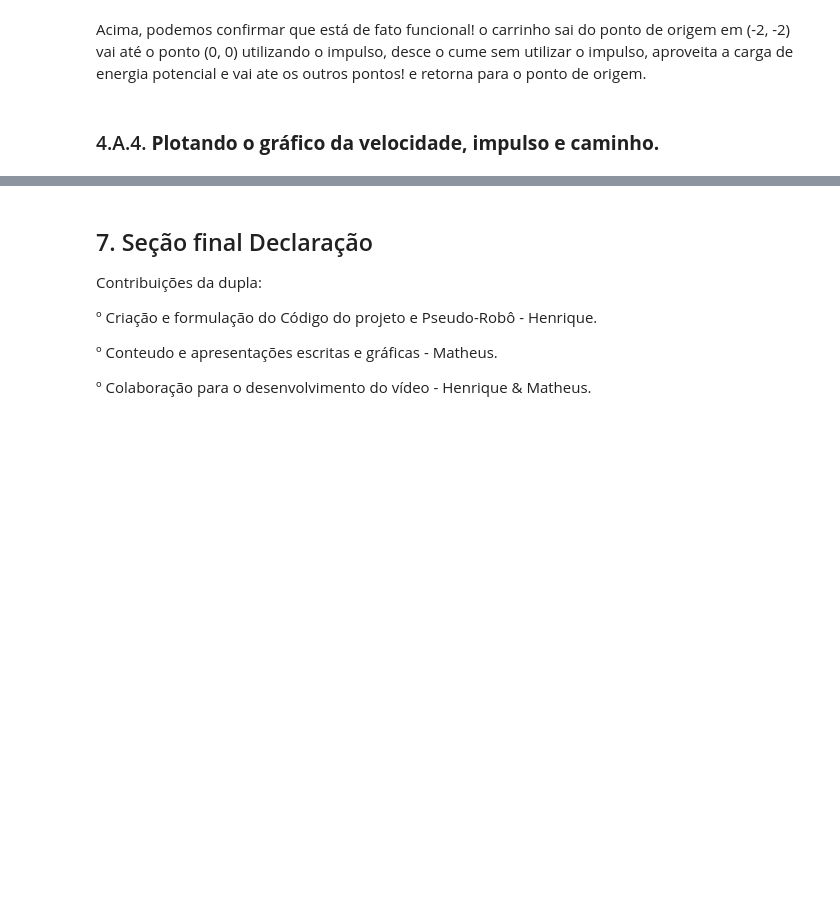
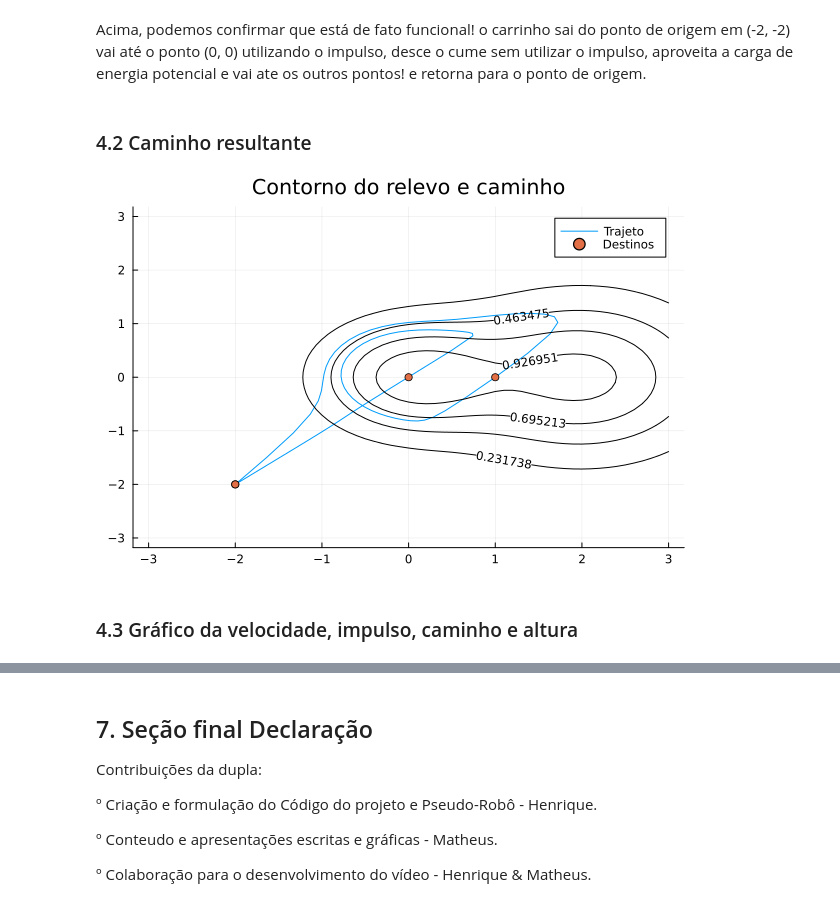
Before and after one commit to html-3/least-dangerous-path-julia, a Jupyter notebook: model.ipynb, the cells around one changed output, grey strips where cells are left out. Cells and saved outputs as stored; diff of their text form; code cells hidden in the pictures; blank space fills up the shorter version.

```diff
--- a/model.ipynb
+++ b/model.ipynb
@@ -166,28 +84,0 @@ Plots.gr();
-# %%
-# Basic terrain cost field for initial pathing tests
-
-basicTerrain(x, y) = exp(-1(x^2 + y^2))
-
-# Interpret as going from -boundary to boundary in resolution steps
-boundary = 1
-resolution = 5
-
-# Generate discrete field
-discreteField = zeros(boundary * resolution * 2 + 1, boundary * resolution * 2 + 1)
-
-for i in 1:resolution*boundary*2+1
-  for j in 1:resolution*boundary*2+1
-
-    # Rearange axis
-    x = (i - resolution * boundary - 1) / resolution
-    y = (j - resolution * boundary - 1) / resolution
-    discreteField[i,j] = round(basicTerrain(x,y), digits=3)
-
-  end
-end
-
-# Show graph
-show(stdout, "text/plain", discreteField)
-
-f(x, y) = sin(x) + cos(y)
-surface(-boundary:0.1/resolution:boundary, -boundary:0.1/resolution:boundary, basicTerrain)
@@ -526,0 +165,6 @@ contour!(-3:0.1:3, -3:0.1:3, basicTerrain, color=:black, clabels=true, levels=4,
+# %%
+λ = 1     # Reach waypoint
+ξ = 10    # Reduce risk
+δ = 5     # Reduce thrust
+(speed, thrust, path, height) = least_dangerous(λ, ξ, δ)
+println("Simulação concluída!")
@@ -527,4 +183,14 @@ contour!(-3:0.1:3, -3:0.1:3, basicTerrain, color=:black, clabels=true, levels=4,
 # %% [markdown]
 Acima, podemos confirmar que está de fato funcional! o carrinho sai do ponto de origem em (-2, -2) vai até o ponto (0, 0) utilizando o impulso, desce o cume sem utilizar o impulso, aproveita a carga de energia potencial e vai ate os outros pontos! e retorna para o ponto de origem.
+# %% [markdown]
+### 4.2 Caminho resultante
+# %%
+using Plots
+
+plot(path[:,1], path[:,2], label="Trajeto")
+scatter!(wps[:,1], wps[:,2], label="Destinos")
+contour!(-3:0.1:3, -3:0.1:3, basicTerrain, color=:black, clabels=true, levels=4, cbar=false, title="Contorno do relevo e caminho")
+# %% [output]
+[figure, added]
 # %% [markdown]
-### 4.A.4. **Plotando o gráfico da velocidade, impulso e caminho.**
+### 4.3 Gráfico da velocidade, impulso, caminho e altura
```
Also changed, not shown: parts of 36 cells of this notebook, 4 other files.
